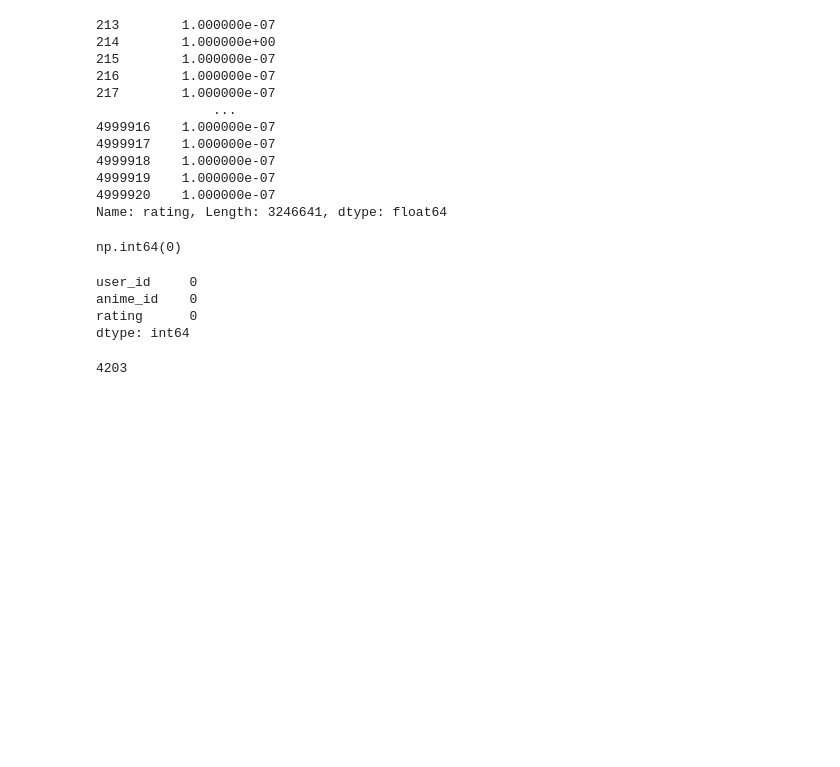
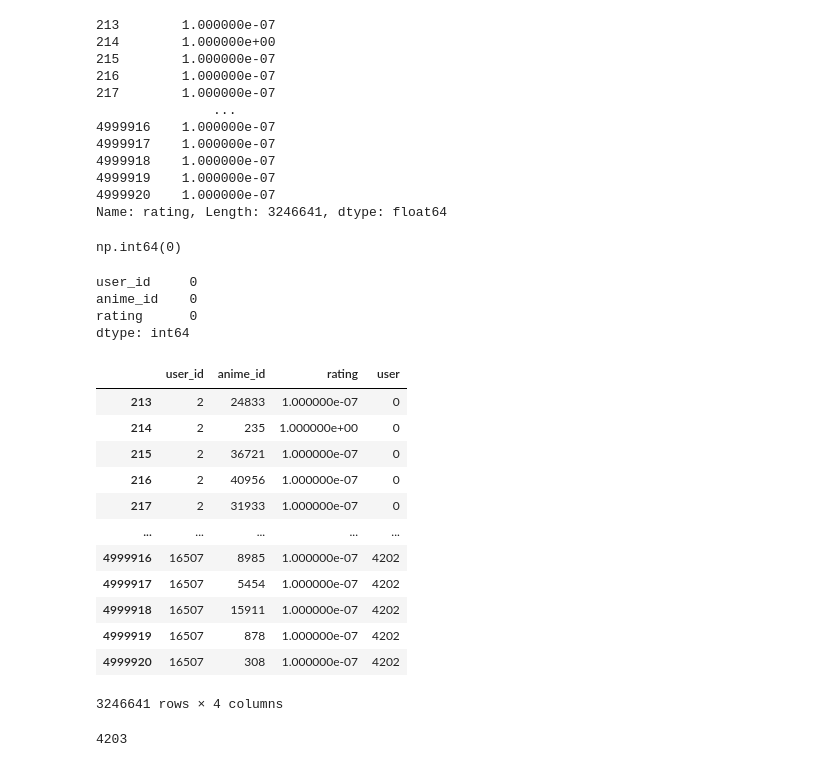
Before and after one commit to Shiv-am-04/AnimeRecommenderSystem, a Jupyter notebook: notebook/recommendation_system.ipynb, the cells around one changed output. Drawn from its saved outputs; the diff is of its cells as text; code cells hidden in the pictures; blank space fills up the shorter version.

```diff
--- a/notebook/recommendation_system.ipynb
+++ b/notebook/recommendation_system.ipynb
@@ -136,6 +153,22 @@ user2user_encoded = {x : i for i , x in enumerate(user_ids)}
 user2user_decoded = {i : x for i , x in enumerate(user_ids)}
 
 anime_list["user"] = anime_list["user_id"].map(user2user_encoded)
+# %%
+anime_list
+# %% [output]
+|  | user_id | anime_id | rating | user |
+| 213 | 2 | 24833 | 1.000000e-07 | 0 |
+| 214 | 2 | 235 | 1.000000e+00 | 0 |
+| 215 | 2 | 36721 | 1.000000e-07 | 0 |
+| 216 | 2 | 40956 | 1.000000e-07 | 0 |
+| 217 | 2 | 31933 | 1.000000e-07 | 0 |
+| ... | ... | ... | ... | ... |
+| 4999916 | 16507 | 8985 | 1.000000e-07 | 4202 |
+| 4999917 | 16507 | 5454 | 1.000000e-07 | 4202 |
+| 4999918 | 16507 | 15911 | 1.000000e-07 | 4202 |
+| 4999919 | 16507 | 878 | 1.000000e-07 | 4202 |
+| 4999920 | 16507 | 308 | 1.000000e-07 | 4202 |
+3246641 rows × 4 columns
 # %%
 n_users = len(user2user_decoded)
 
```
Also changed, not shown: parts of 5 cells of this notebook, 9 other files.
